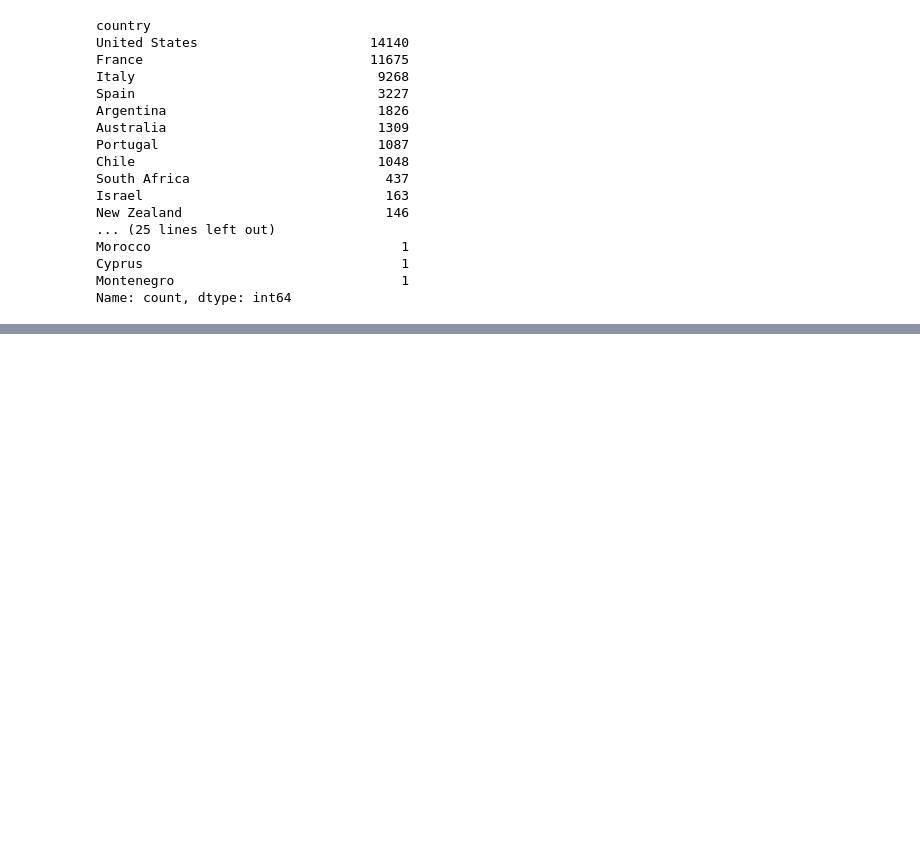
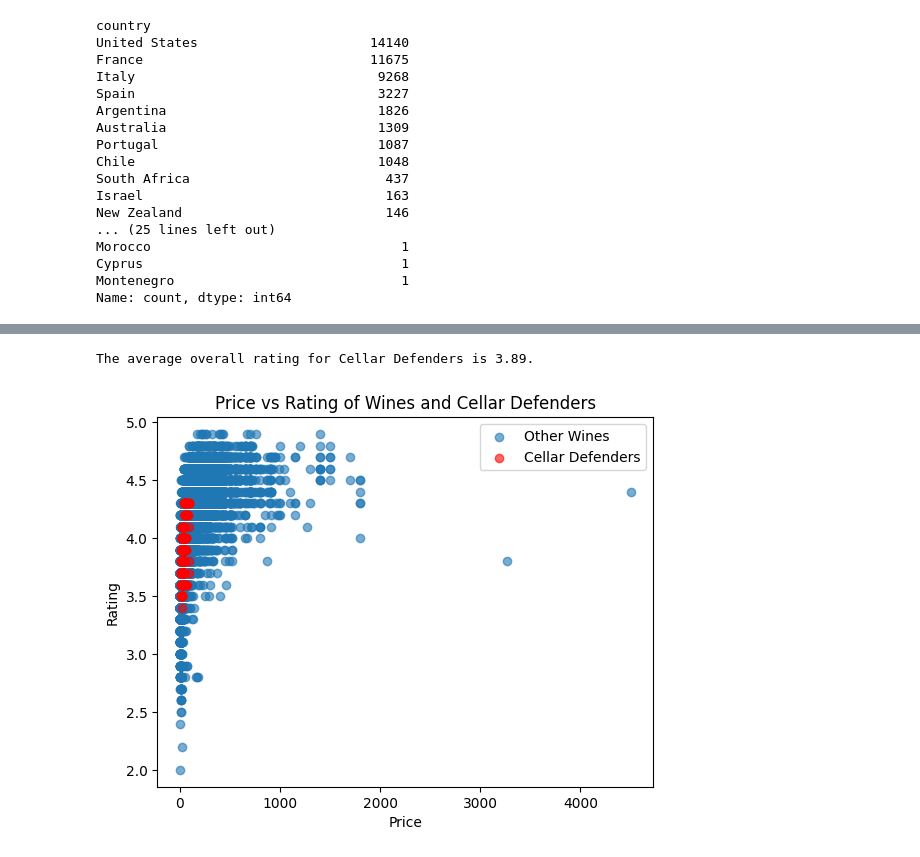
Before and after one commit to lei10003/Cellar-Defenders, a Jupyter notebook: Cellar Defenders_Vivino_Reds_Analysis.ipynb, the cells around one changed output, grey strips where cells are left out. Saved outputs shown, nothing was run; the diff lists cells and outputs as text; code cells hidden in the pictures; blank space fills up the shorter version.

```diff
--- a/Cellar Defenders_Vivino_Reds_Analysis.ipynb
+++ b/Cellar Defenders_Vivino_Reds_Analysis.ipynb
@@ -125 +122,5 @@ df = df[df['price'] >= 0]
+# %%
+df_red_wine= df_red_wine.dropna()
+# %%
+df_red_wine = df_red_wine[df_red_wine['price'] >= 0]
 # %%
@@ -316,7 +317,7 @@ country_to_region = {
 }
 # %%
 # Now, create a new column in your DataFrame called 'region'
-df['region'] = df['country'].map(country_to_region)
+df_red_wine['region'] = df_red_wine['country'].map(country_to_region)
 
 # # Now perform the correlation analysis by region
 # correlation_by_region = {}
@@ -333,3 +334,11 @@ df['region'] = df['country'].map(country_to_region)
 #     sns.heatmap(correlation_matrix, annot=True, cmap='coolwarm')
 #     plt.title(f'Correlation Matrix of Wine Characteristics for {region}')
 #     plt.show()
+# %%
+merged_data = df_red_wine.merge(df_cellar_defenders, on=['winery', 'wine_name'], how='left', indicator=True)
+
+# Now, create a new column 'is_cellar_defender' which will be True if the row was present in 'cellar_defenders_data' and False otherwise
+merged_data['is_cellar_defender'] = merged_data['_merge'] == 'both'
+
+# Drop the merge indicator column as it's no longer needed
+merged_data.drop(columns=['_merge'], inplace=True)
@@ -335,0 +365,27 @@ df['region'] = df['country'].map(country_to_region)
+# %%
+avg_rating_cellar_defenders = cellar_defenders['overall_rating'].mean()
+
+print(f"The average overall rating for Cellar Defenders is {avg_rating_cellar_defenders:.2f}.")
+# %% [output]
+The average overall rating for Cellar Defenders is 3.89.
+# %%
+# Filter data for cellar defenders and non-cellar defenders
+cellar_defenders = merged_data[merged_data['is_cellar_defender']]
+non_cellar_defenders = merged_data[~merged_data['is_cellar_defender']]
+
+# Plotting non-cellar defenders
+plt.scatter(non_cellar_defenders['price'], non_cellar_defenders['overall_rating'], label='Other Wines', alpha=0.6)
+
+# Plotting cellar defenders
+plt.scatter(cellar_defenders['price'], cellar_defenders['overall_rating'], label='Cellar Defenders', alpha=0.6, color='red')
+
+# Adding labels and title
+plt.xlabel('Price')
+plt.ylabel('Rating')
+plt.title('Price vs Rating of Wines and Cellar Defenders')
+plt.legend()
+
+# Display the plot
+plt.show()
+# %% [output]
+[figure, added]
```
Also changed, not shown: parts of 26 cells of this notebook, 6 other files.
